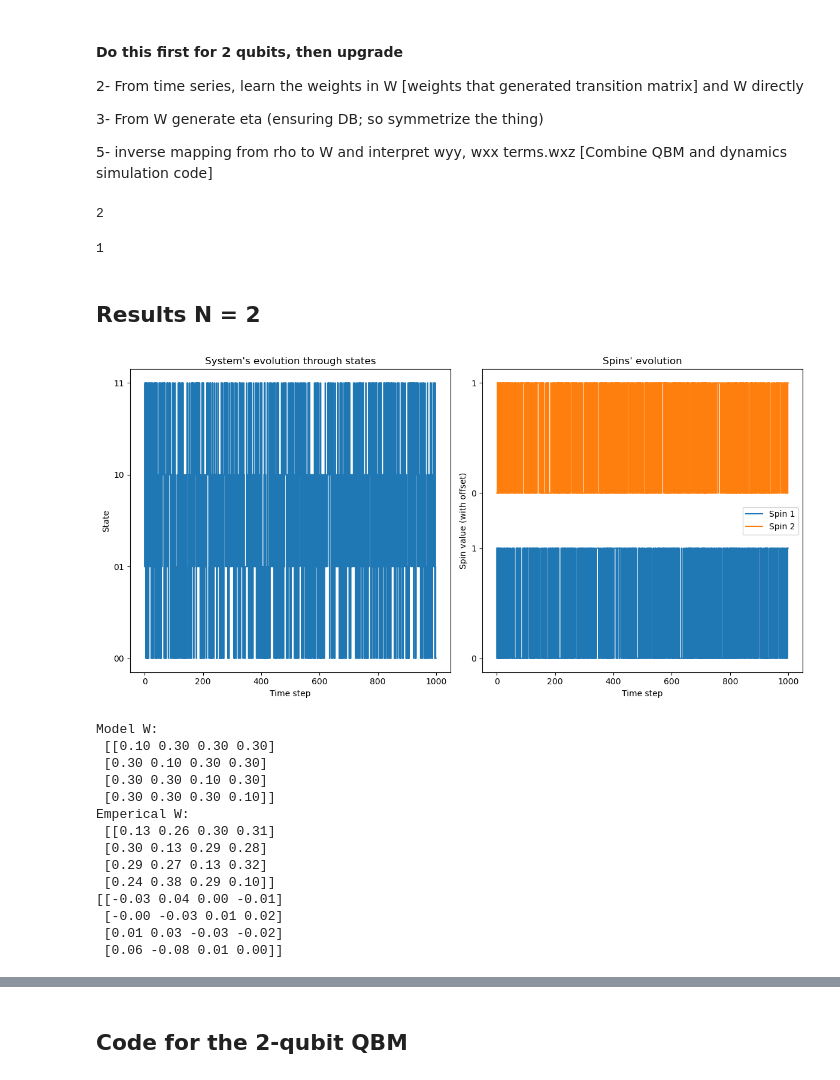
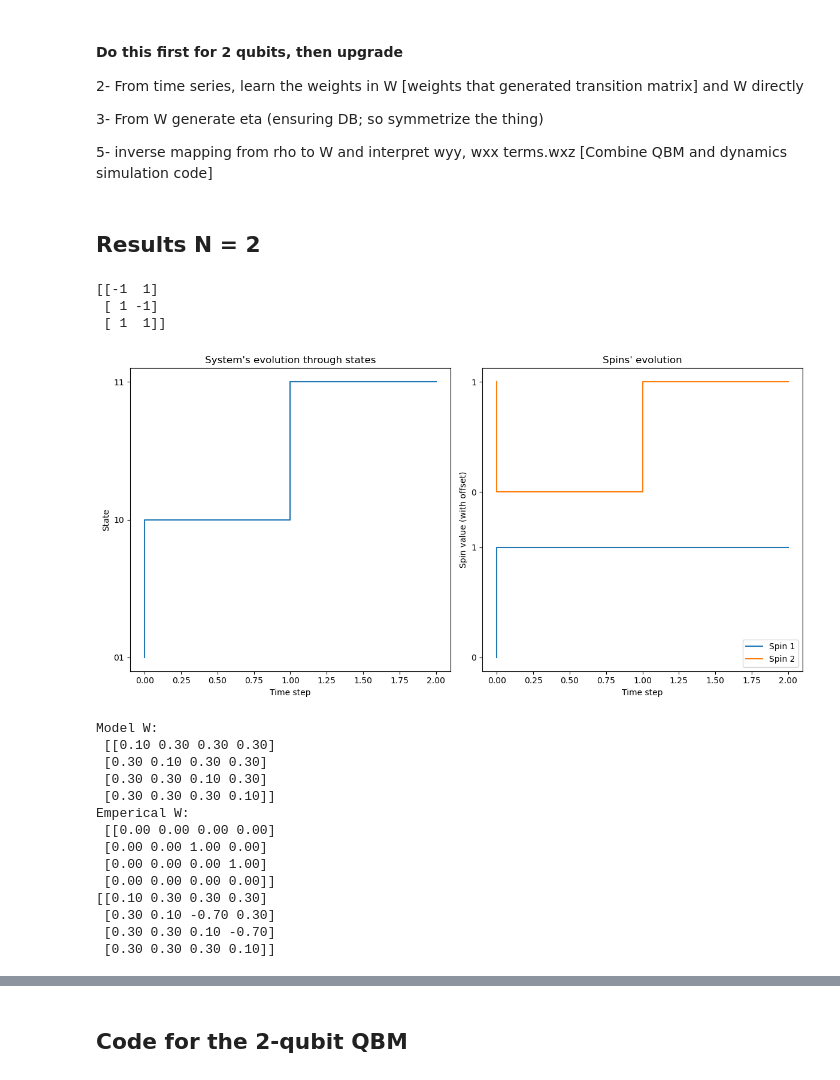
Before and after one commit to Victor-Alessandro/QBM-code, a Jupyter notebook: Quantum-Classical Mapping.ipynb, the cells around one changed output, grey strips where cells are left out. Saved outputs shown, nothing was run; the diff lists cells and outputs as text; code cells hidden in the pictures.

```diff
--- a/Quantum-Classical Mapping.ipynb
+++ b/Quantum-Classical Mapping.ipynb
@@ -151,15 +178,6 @@ def infer_transition_matrix(trajectory):
             transition_matrix[i] /= row_sum
 
     return transition_matrix
-# %%
-n_states = 4
-s = [1,0]
-idx = int(''.join(str((si+1)//2) for si in s), 2)
-print(idx)
-n_states - 1 - idx
-# %% [output]
-2
-1
 # %%
 ###  PLOTTING FUNCTIONS
 #----------------------------------------------------------------------
@@ -168,7 +186,7 @@ def plot_combined_dynamics(trajectory, n_spins):
     fig, (ax1,ax2)= plt.subplots(1, 2, figsize=(12, 6))
 
     # Plot for the system's evolution through states
-    states = [(''.join(['0' if spin == 1 else '1' for spin in s])) for s in trajectory]  # convert spins to binary
+    states = [(''.join(['0' if spin == -1 else '1' for spin in s])) for s in trajectory]  # convert spins to binary
     unique_states = sorted(set(states))
     state_indices = [unique_states.index(state) for state in states]
 
@@ -203,41 +221,44 @@ def plot_combined_dynamics(trajectory, n_spins):
 # %%
 n_spins = 2
 w = np.array([[1,1],
               [1,1]])
 J = np.array([[1.,1.],
               [1.,1.]])
 h = np.array([0, 0])
 
-steps = 1000
+steps = 3
 no_flip_prob = 0.1
 
 #SIMULATE SYSTEM [FORWARD PROBLEM]
 trajectory, W_model = simulate_dynamics(w, J, h, steps, n_spins, no_flip_prob, fill_missing_entries=True)
 plot_combined_dynamics(trajectory, n_spins)
 
 np.set_printoptions(formatter={'float_kind':"{:.2f}".format}) # print matrices in 2 decimals
 #INFERENCE [INVERSE PROBLEM]
 W_empirical = infer_transition_matrix(trajectory)
 print(f"Model W: \n {W_model}")
 print(f"Emperical W: \n {W_empirical}")
 
 print (W_model - W_empirical)
 # %% [output]
+[[-1  1]
+ [ 1 -1]
+ [ 1  1]]
-[figure, old version]
+[figure, new version]
-Model W:
- [[0.10 0.30 0.30 0.30]
- [0.30 0.10 0.30 0.30]
- [0.30 0.30 0.10 0.30]
- [0.30 0.30 0.30 0.10]]
-Emperical W:
- [[0.13 0.26 0.30 0.31]
- [0.30 0.13 0.29 0.28]
- [0.29 0.27 0.13 0.32]
- [0.24 0.38 0.29 0.10]]
-[[-0.03 0.04 0.00 -0.01]
- [-0.00 -0.03 0.01 0.02]
- [0.01 0.03 -0.03 -0.02]
- [0.06 -0.08 0.01 0.00]]
+Model W:
+ [[0.10 0.30 0.30 0.30]
+ [0.30 0.10 0.30 0.30]
+ [0.30 0.30 0.10 0.30]
+ [0.30 0.30 0.30 0.10]]
+Emperical W:
+ [[0.00 0.00 0.00 0.00]
+ [0.00 0.00 1.00 0.00]
+ [0.00 0.00 0.00 1.00]
+ [0.00 0.00 0.00 0.00]]
+[[0.10 0.30 0.30 0.30]
+ [0.30 0.10 -0.70 0.30]
+ [0.30 0.30 0.10 -0.70]
+ [0.30 0.30 0.30 0.10]]
 # %%
 n_spins = 3
 w = np.array([[1,1,1],
```
Also changed, not shown: parts of 4 cells of this notebook.
